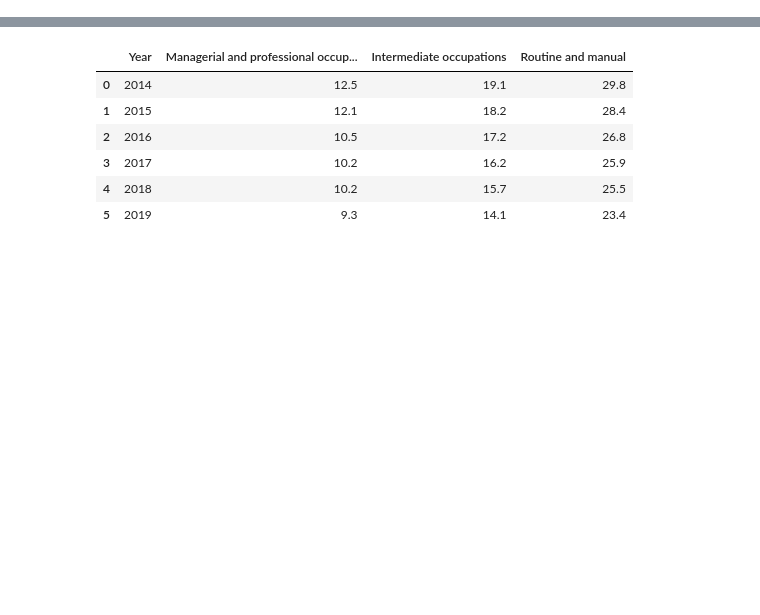
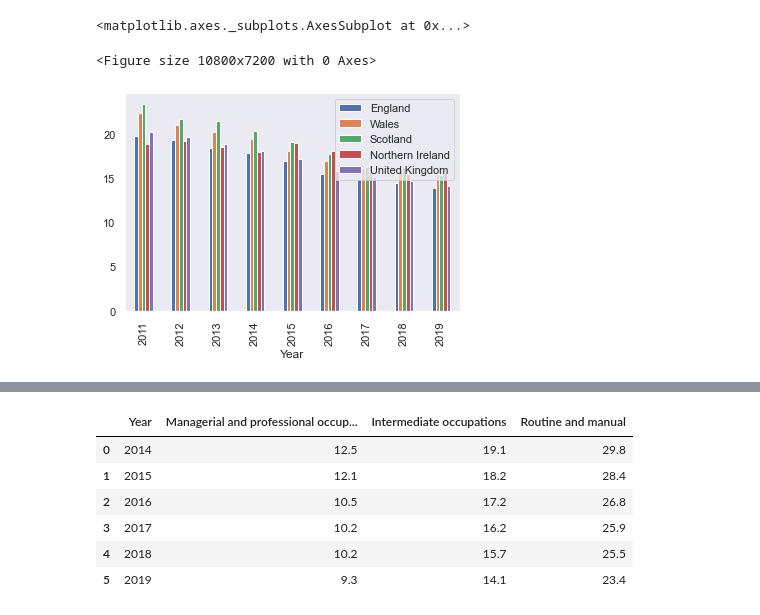
Before and after one commit to alptercan/data-analytics-project, a Jupyter notebook: Tobacco_Control.ipynb, the cells around one changed output, grey strips where cells are left out. Cells and saved outputs as stored; diff of their text form; code cells hidden in the pictures; blank space fills up the shorter version.

```diff
--- a/Tobacco_Control.ipynb
+++ b/Tobacco_Control.ipynb
@@ -41,0 +33,7 @@ quit_people.head()
+# %%
+plt.figure(figsize=(150,100))
+smoking_prevalence_across_uk.plot(x='Year', y=['England', 'Wales', 'Scotland','Northern Ireland', 'United Kingdom'], kind="bar")
+# %% [output]
+<matplotlib.axes._subplots.AxesSubplot at 0x...>
+<Figure size 10800x7200 with 0 Axes>
+[figure, added]
```
Also changed, not shown: parts of 15 cells of this notebook, 1 other file.
